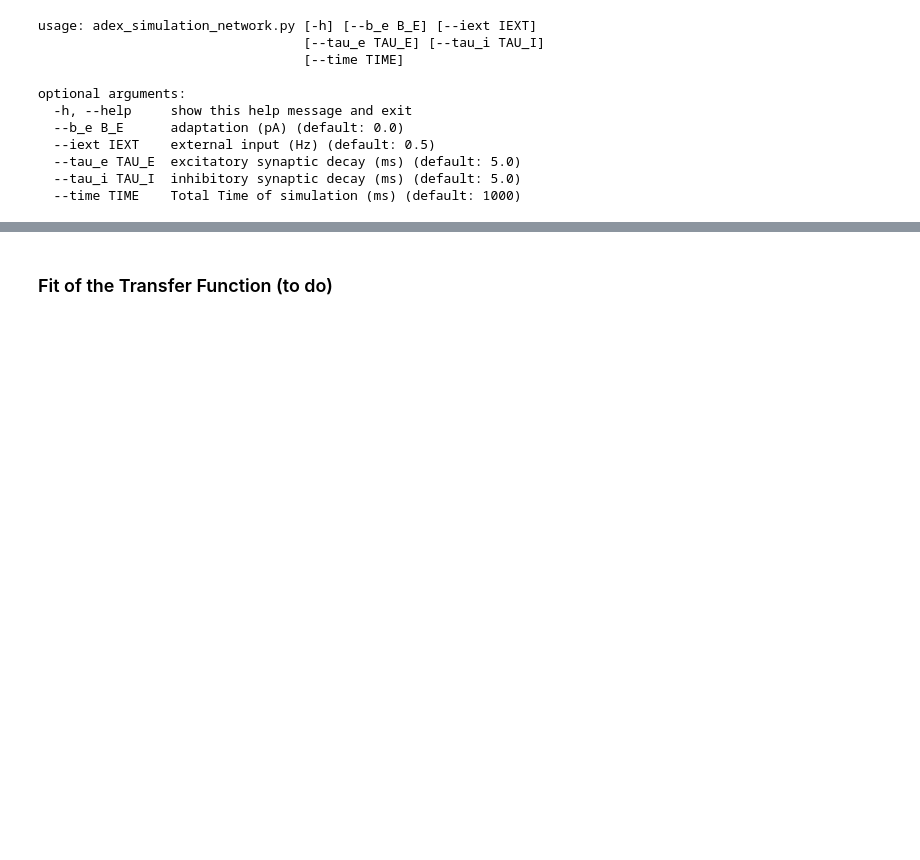
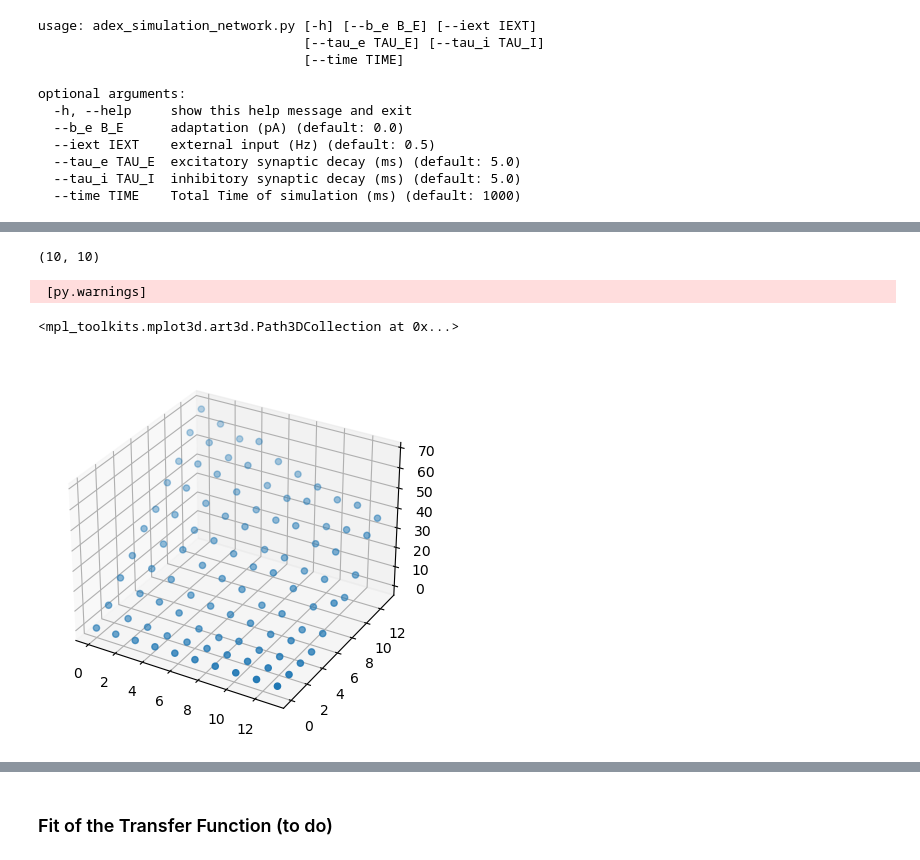
Before and after one commit to mariasacha/paper_pipeline_hub, a Jupyter notebook: whole_pipeline.ipynb, the cells around one changed output, grey strips where cells are left out. Drawn from its saved outputs; the diff is of its cells as text; code cells hidden in the pictures; blank space fills up the shorter version.

```diff
--- a/whole_pipeline.ipynb
+++ b/whole_pipeline.ipynb
@@ -79,0 +408,21 @@ optional arguments:
+# %%
+lol = np.load('./data/ExpTF_exc_10x10_trial.npy')
+
+lol.shape
+# %% [output]
+(10, 10)
+# %%
+# Generate grid points
+x = np.linspace(0,13,10)
+y = np.linspace(0,13,10)
+X, Y = np.meshgrid(x, y)
+Z = lol
+
+# Plot
+fig = plt.figure()
+ax = fig.add_subplot(111, projection='3d')
+ax.scatter(X, Y, Z, cmap='viridis')
+# %% [output]
+ [py.warnings]
+<mpl_toolkits.mplot3d.art3d.Path3DCollection at 0x...>
+[figure, added]
```
Also changed, not shown: parts of 45 cells of this notebook, 4 other files.
